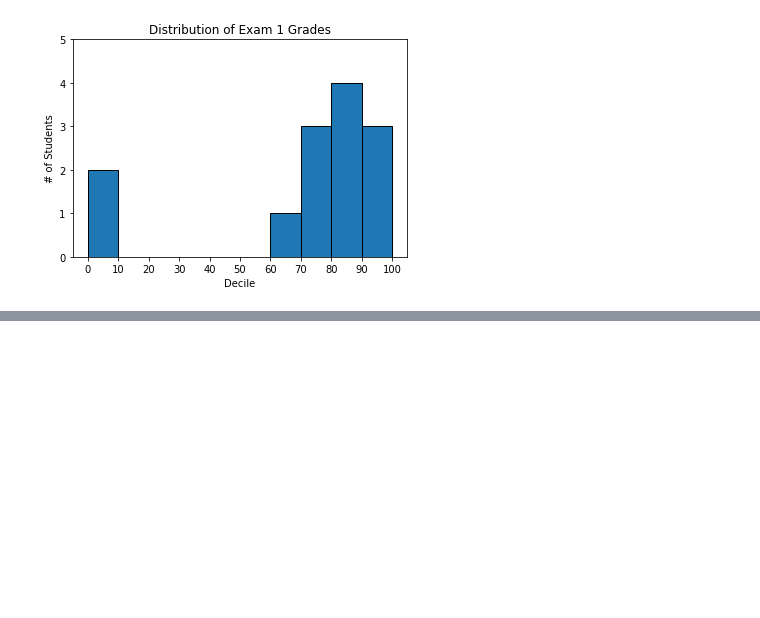
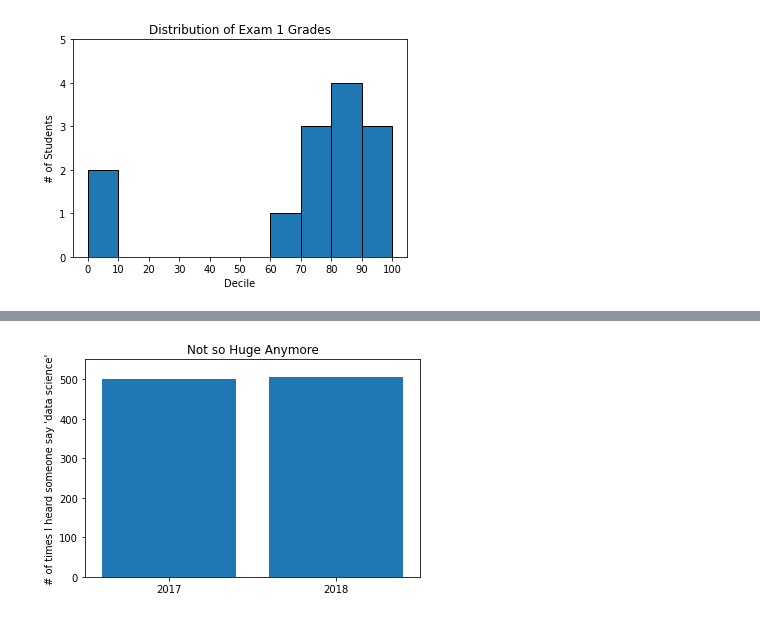
Before and after one commit to jamestheengineer/data-science-from-scratch-Python, a Jupyter notebook: Chapter_3.ipynb, the cells around one changed output, grey strips where cells are left out. Cells and saved outputs as stored; diff of their text form; code cells hidden in the pictures; blank space fills up the shorter version.

```diff
--- a/Chapter_3.ipynb
+++ b/Chapter_3.ipynb
@@ -63,0 +84,17 @@ plt.show()
+# %%
+# Here's something a little more sensible
+mentions = [500, 505]
+years = [2017, 2018]
+
+plt.bar(years, mentions, 0.8)
+plt.xticks(years)
+plt.ylabel("# of times I heard someone say 'data science'")
+
+# if you don't do this, matplotlib will label the x-axis 0, 1
+# and then add a +2.-13e3 off in the corner (bad matplotlib!)
+plt.ticklabel_format(useOffset=False)
+plt.axis([2016.5, 2018.5, 0, 550])
+plt.title("Not so Huge Anymore")
+plt.show()
+# %% [output]
+[figure, added]
```
Also changed, not shown: parts of 1 cell of this notebook.
